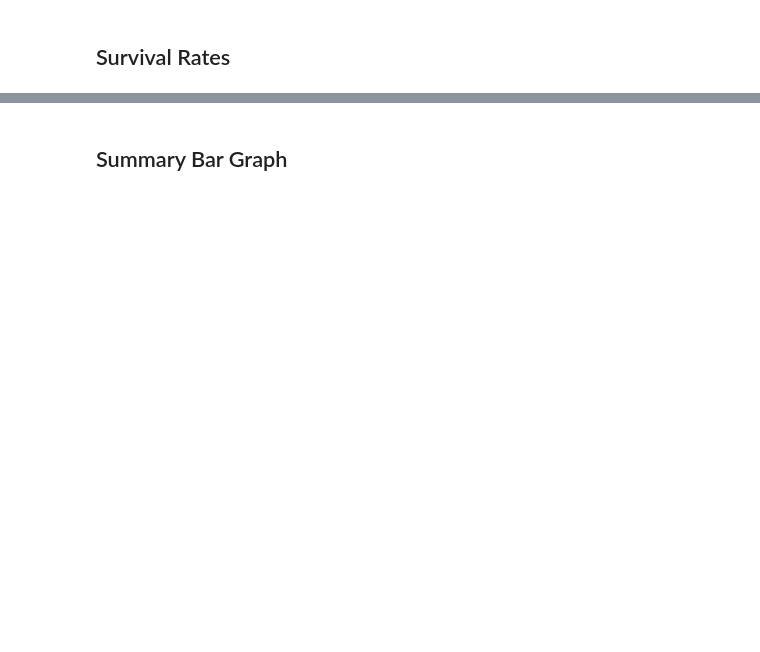
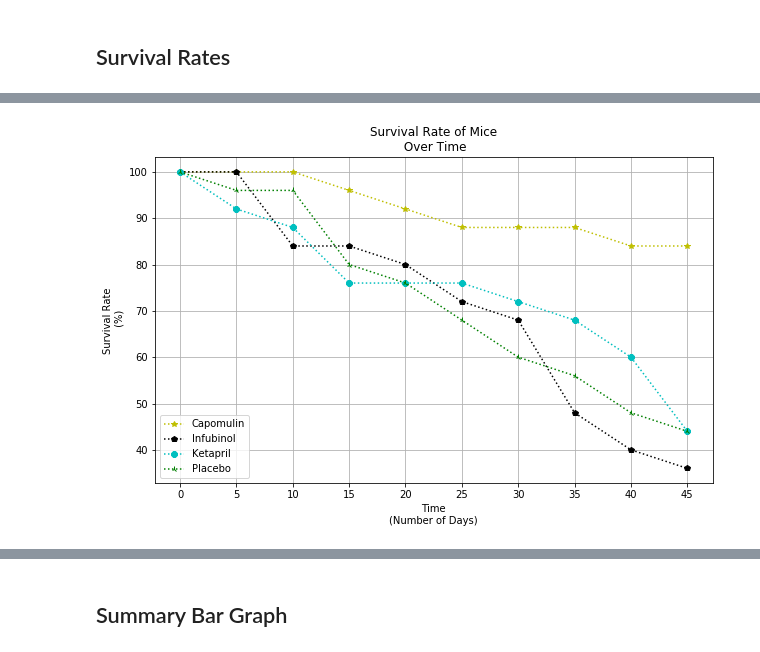
Before and after one commit to Perejdac/matplotlib-challenge, a Jupyter notebook: matplotlib-challenge.ipynb, the cells around one changed output, grey strips where cells are left out. Cells and saved outputs as stored; diff of their text form; code cells hidden in the pictures; blank space fills up the shorter version.

```diff
--- a/matplotlib-challenge.ipynb
+++ b/matplotlib-challenge.ipynb
@@ -154,7 +198,8 @@ plt.show()
 ## Survival Rates
 # %%
 # Store the Count of Mice Grouped by Drug and Timepoint (W can pass any metric)
-
+mouse_count =merge_table.groupby(['Drug', 'Timepoint'],)['Mouse ID'].count().rename('Mouse Count').reset_index()
 # Convert to DataFrame
-
+mouse_count_df=pd.DataFrame(mouse_count)
 # Preview DataFrame
+mouse_count_df.head()
@@ -169,4 +213,6 @@ plt.show()
 # %%
 # Minor Data Munging to Re-Format the Data Frames
+formated_mouse_count = mouse_count_df.pivot(index = 'Timepoint', columns='Drug', values='Mouse Count')
+formated_mouse_count.head()
 
 # Preview the Data Frame
@@ -188,0 +227,21 @@ plt.show()
+# %%
+# Generate the Plot (Accounting for percentages)
+marker = {"Capomulin":["*","y"],"Infubinol":["p","k"], "Ketapril":["8","c"], "Placebo":["2","g"]}
+drug_list = ['Capomulin', 'Infubinol', 'Ketapril','Placebo']
+plt.figure(figsize=(10,6))
+
+for drug in drug_list:
+    plt.plot(formated_mouse_count[drug]/formated_mouse_count[drug][0]*100,
+            linestyle= ':', color = marker[drug][1], marker = marker[drug][0])
+plt.legend(marker, loc=3)
+plt.xticks(np.arange(0,50,5))
+plt.grid()
+plt.ylabel('Survival Rate\n (%)')
+plt.title('Survival Rate of Mice\n Over Time')
+plt.xlabel("Time\n(Number of Days)")
+# Save the Figure
+plt.savefig('../Desktop/Pymaceuticals/Mouse_survival_rate.png')
+# Show the Figure
+plt.show()
+# %% [output]
+[figure, added]
```
Also changed, not shown: parts of 27 cells of this notebook, 4 other files.
